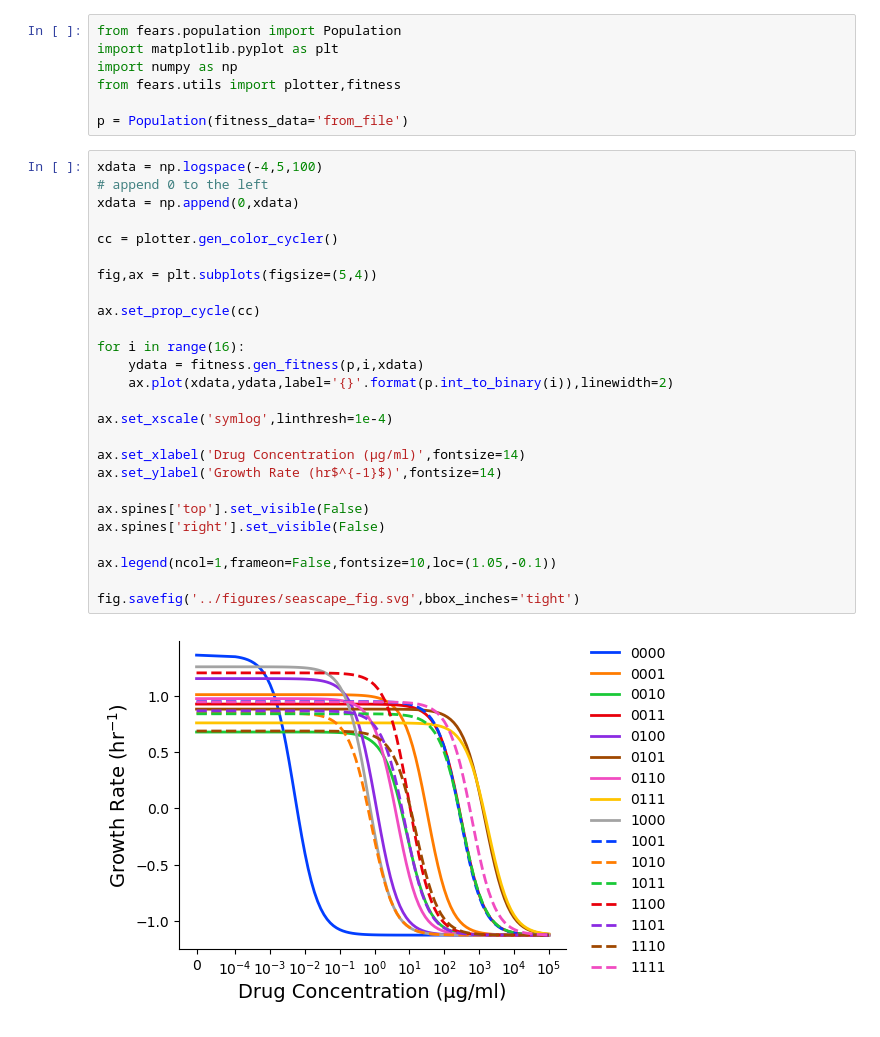
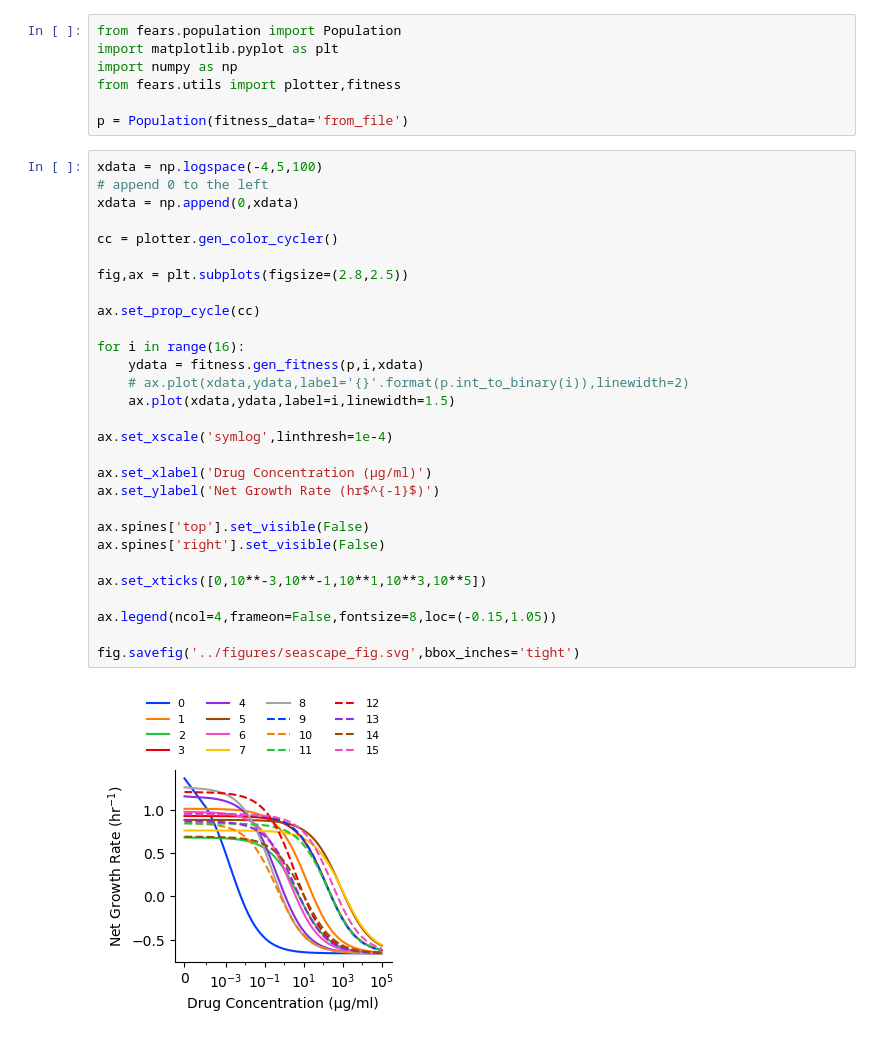
Before and after one commit to eshanking/seascapes_figures, a Jupyter notebook: figure_code/seascape_fig.ipynb, the cells around one changed output. Drawn from its saved outputs; the diff is of its cells as text.

```diff
--- a/figure_code/seascape_fig.ipynb
+++ b/figure_code/seascape_fig.ipynb
@@ -8,28 +8,31 @@ p = Population(fitness_data='from_file')
 # %%
 xdata = np.logspace(-4,5,100)
 # append 0 to the left
 xdata = np.append(0,xdata)
 
 cc = plotter.gen_color_cycler()
 
-fig,ax = plt.subplots(figsize=(5,4))
+fig,ax = plt.subplots(figsize=(2.8,2.5))
 
 ax.set_prop_cycle(cc)
 
 for i in range(16):
     ydata = fitness.gen_fitness(p,i,xdata)
-    ax.plot(xdata,ydata,label='{}'.format(p.int_to_binary(i)),linewidth=2)
+    # ax.plot(xdata,ydata,label='{}'.format(p.int_to_binary(i)),linewidth=2)
+    ax.plot(xdata,ydata,label=i,linewidth=1.5)
 
 ax.set_xscale('symlog',linthresh=1e-4)
 
-ax.set_xlabel('Drug Concentration (µg/ml)',fontsize=14)
-ax.set_ylabel('Growth Rate (hr$^{-1}$)',fontsize=14)
+ax.set_xlabel('Drug Concentration (µg/ml)')
+ax.set_ylabel('Net Growth Rate (hr$^{-1}$)')
 
 ax.spines['top'].set_visible(False)
 ax.spines['right'].set_visible(False)
 
-ax.legend(ncol=1,frameon=False,fontsize=10,loc=(1.05,-0.1))
+ax.set_xticks([0,10**-3,10**-1,10**1,10**3,10**5])
+
+ax.legend(ncol=4,frameon=False,fontsize=8,loc=(-0.15,1.05))
 
 fig.savefig('../figures/seascape_fig.svg',bbox_inches='tight')
 # %% [output]
-[figure, old version]
+[figure, new version]
```
Also changed, not shown: 5 other files.
